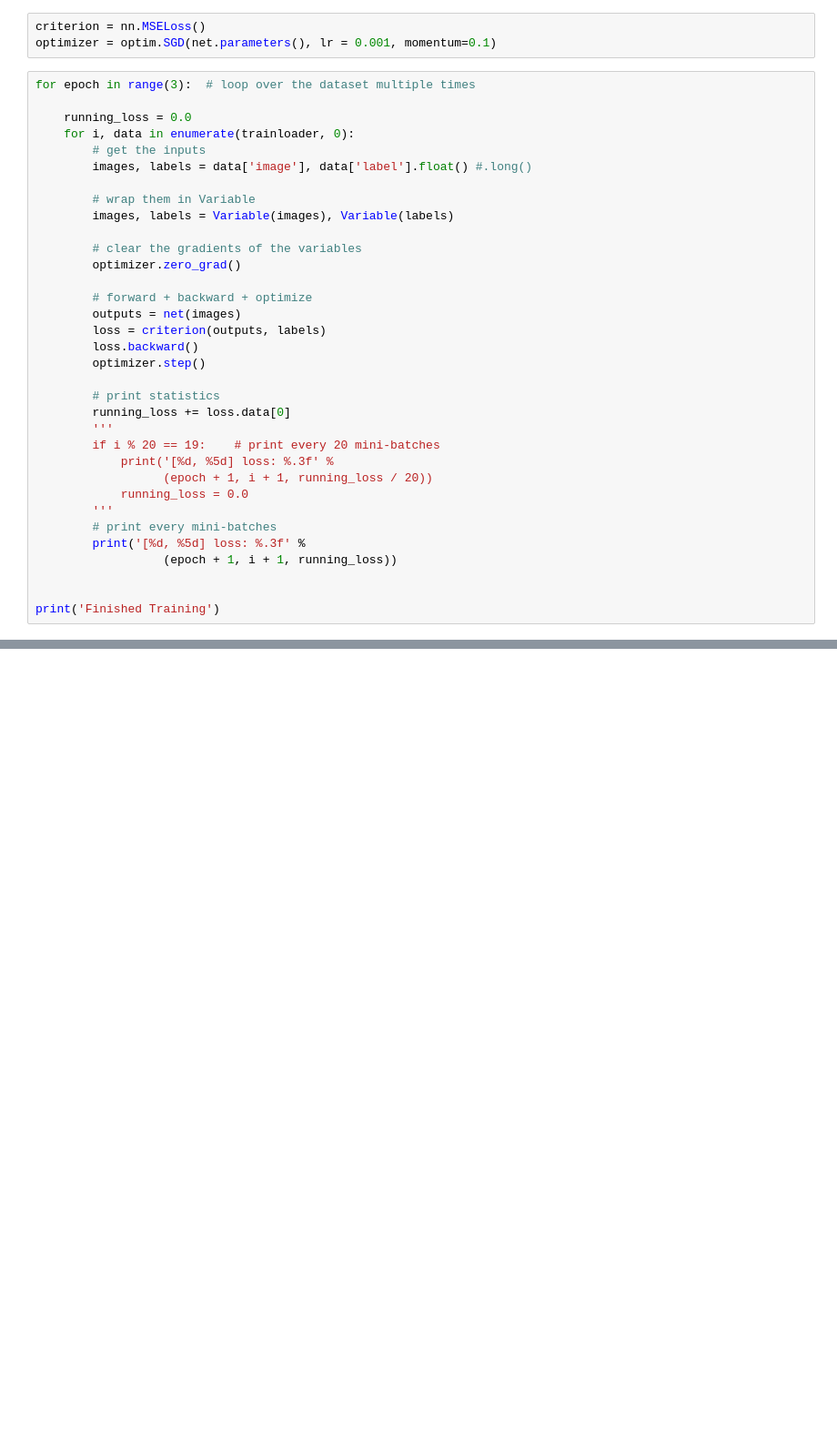
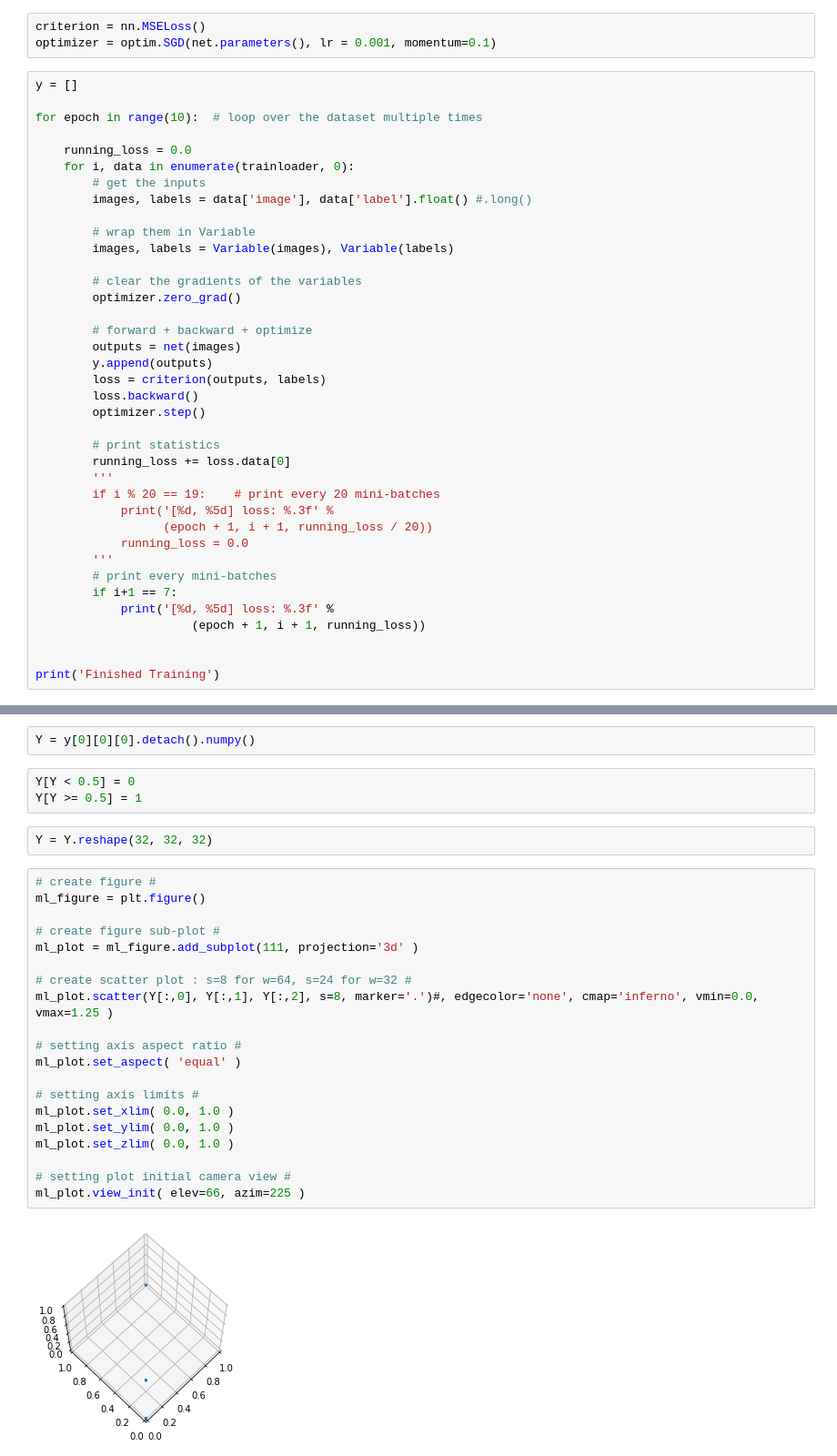
Before and after one commit to RPetitpierre/3D_pointclouds_super-resolution, a Jupyter notebook: main.ipynb, the cells around one changed output, grey strips where cells are left out. Shown at 91% size. Saved outputs shown, nothing was run; the diff lists cells and outputs as text; blank space fills up the shorter version.

```diff
--- a/main.ipynb
+++ b/main.ipynb
@@ -193,7 +204,9 @@ net = Net()
 criterion = nn.MSELoss()
 optimizer = optim.SGD(net.parameters(), lr = 0.001, momentum=0.1)
 # %%
-for epoch in range(3):  # loop over the dataset multiple times
+y = []
+
+for epoch in range(10):  # loop over the dataset multiple times
 
     running_loss = 0.0
     for i, data in enumerate(trainloader, 0):
@@ -208,6 +221,7 @@ for epoch in range(3):  # loop over the dataset multiple times
 
         # forward + backward + optimize
         outputs = net(images)
+        y.append(outputs)
         loss = criterion(outputs, labels)
         loss.backward()
         optimizer.step()
@@ -221,8 +235,9 @@ for epoch in range(3):  # loop over the dataset multiple times
             running_loss = 0.0
         '''
         # print every mini-batches
-        print('[%d, %5d] loss: %.3f' %
-                  (epoch + 1, i + 1, running_loss))
+        if i+1 == 7:
+            print('[%d, %5d] loss: %.3f' %
+                      (epoch + 1, i + 1, running_loss))
 
 
 print('Finished Training')
@@ -230,0 +280,29 @@ RuntimeError: input and target shapes do not match: input [10 x 1 x 44 x 44 x 44
+# %%
+Y = y[0][0][0].detach().numpy()
+# %%
+Y[Y < 0.5] = 0
+Y[Y >= 0.5] = 1
+# %%
+Y = Y.reshape(32, 32, 32)
+# %%
+# create figure #
+ml_figure = plt.figure()
+
+# create figure sub-plot #
+ml_plot = ml_figure.add_subplot(111, projection='3d' )
+
+# create scatter plot : s=8 for w=64, s=24 for w=32 #
+ml_plot.scatter(Y[:,0], Y[:,1], Y[:,2], s=8, marker='.')#, edgecolor='none', cmap='inferno', vmin=0.0, vmax=1.25 )
+
+# setting axis aspect ratio #
+ml_plot.set_aspect( 'equal' )
+
+# setting axis limits #
+ml_plot.set_xlim( 0.0, 1.0 )
+ml_plot.set_ylim( 0.0, 1.0 )
+ml_plot.set_zlim( 0.0, 1.0 )
+
+# setting plot initial camera view #
+ml_plot.view_init( elev=66, azim=225 )
+# %% [output]
+[figure, added]
```
Also changed, not shown: parts of 4 cells of this notebook.
